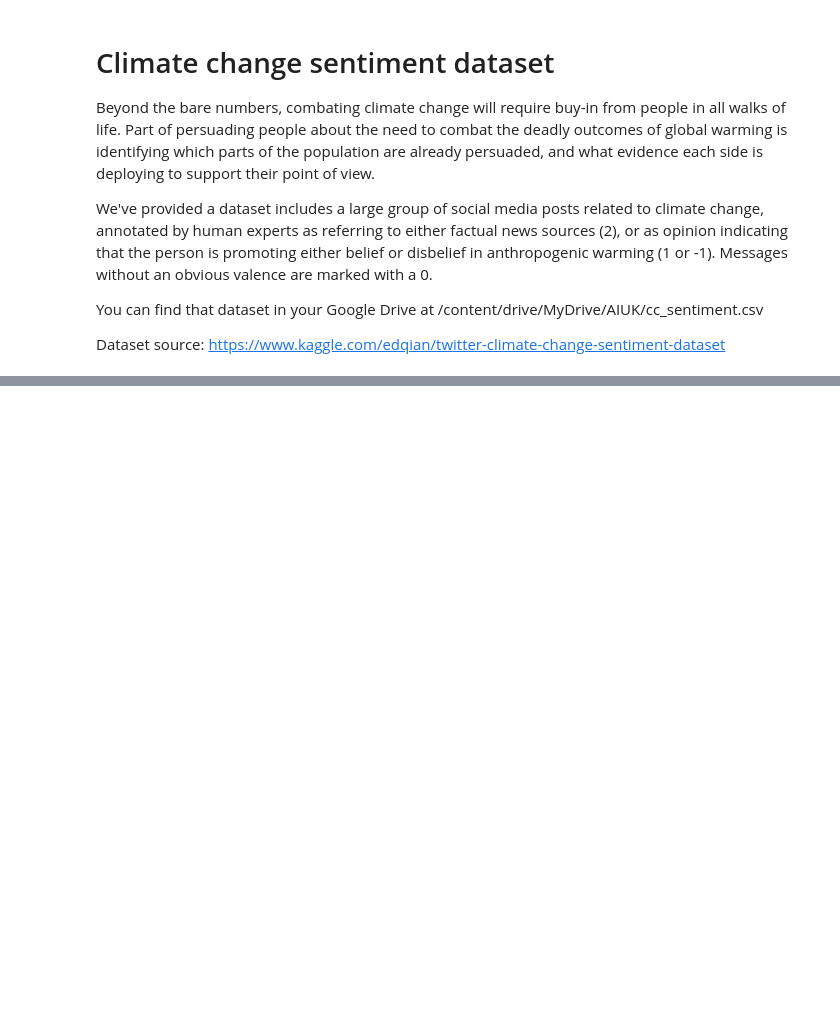
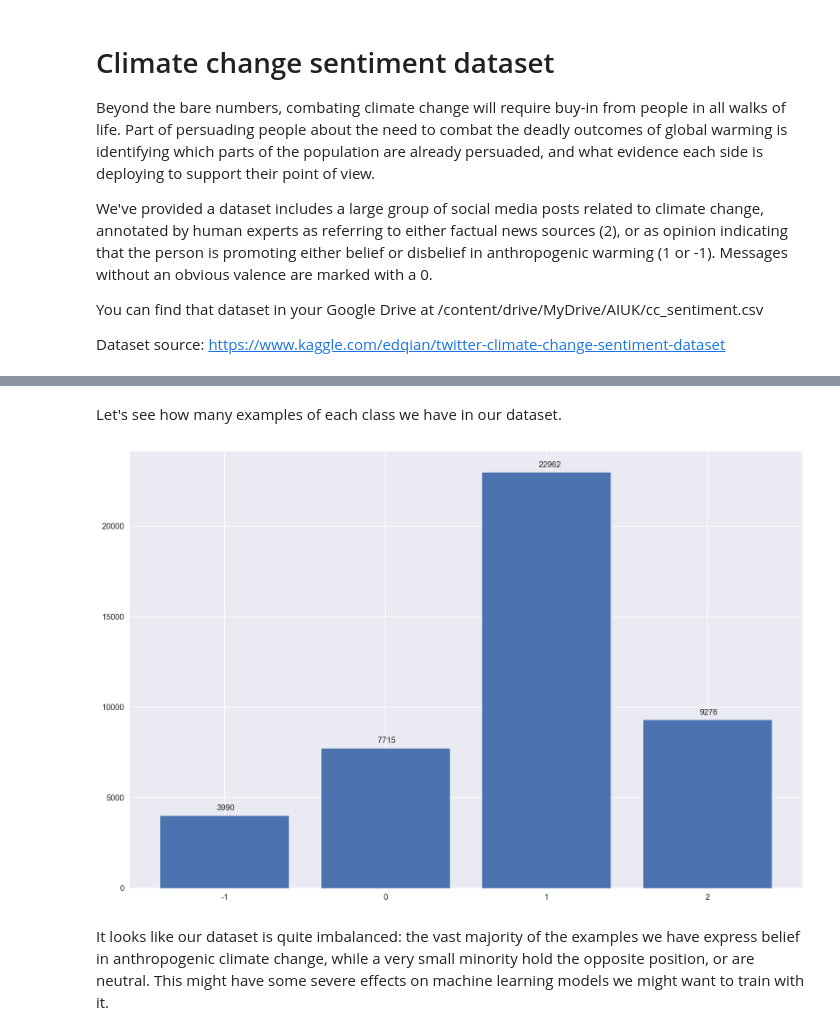
Before and after one commit to edwardchalstrey1/DSGaiuk2022, a Jupyter notebook: aiuk.ipynb, the cells around one changed output, grey strips where cells are left out. Cells and saved outputs as stored; diff of their text form; code cells hidden in the pictures; blank space fills up the shorter version.

Commit message:
Add text analysis

```diff
--- a/aiuk.ipynb
+++ b/aiuk.ipynb
@@ -230,0 +231,3 @@ TODO: BOW predictions
+# %%
+data = pd.read_csv(root_dir.joinpath('cc_sentiment.csv'))
+data.head()
@@ -230,0 +241,15 @@ TODO: BOW predictions
+# %% [markdown]
+Let's see how many examples of each class we have in our dataset.
+# %%
+counts = data['sentiment'].value_counts().sort_index().values
+
+plt.bar(range(-1, 3), counts, tick_label=range(-1, 3))
+
+for index, value in enumerate(counts):
+    plt.text(index - 1.05, value + 300, str(value))
+
+plt.show()
+# %% [output]
+[figure, added]
+# %% [markdown]
+It looks like our dataset is quite imbalanced: the vast majority of the examples we have express belief in anthropogenic climate change, while a very small minority hold the opposite position, or are neutral. This might have some severe effects on machine learning models we might want to train with it.
```
Also changed, not shown: parts of 22 cells of this notebook.
